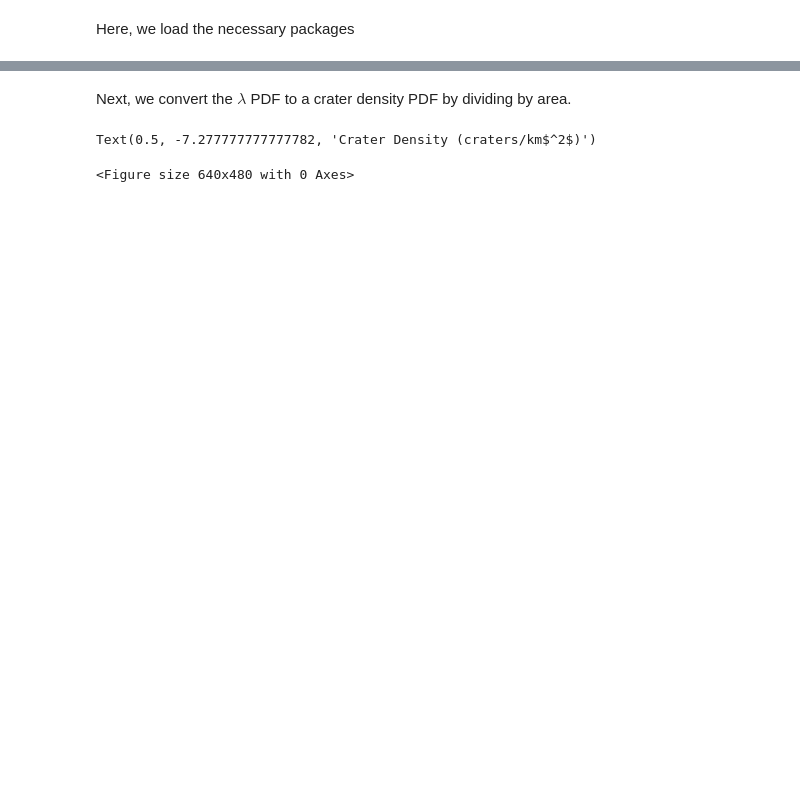
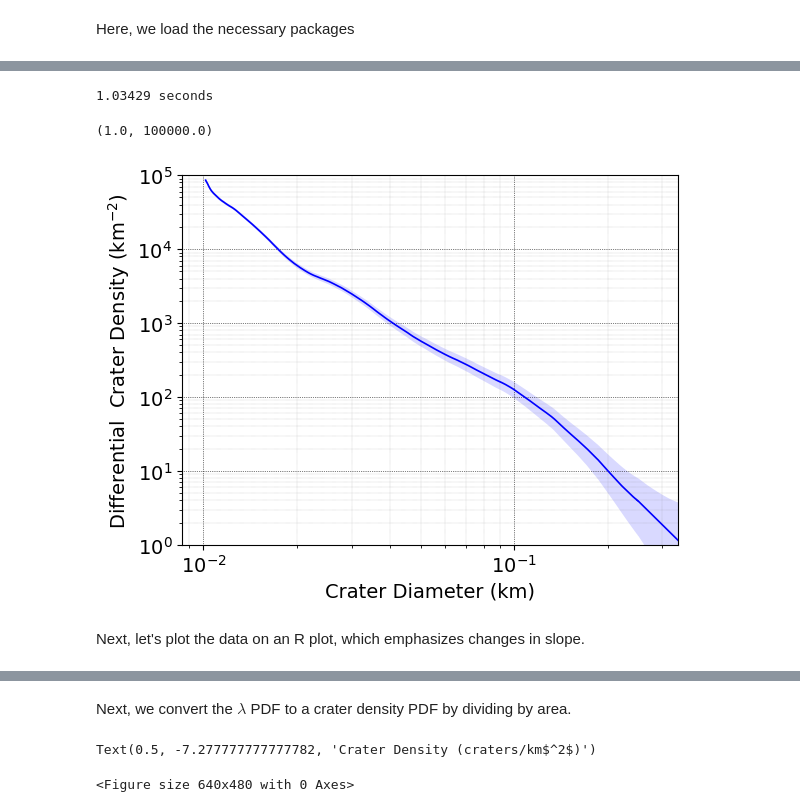
Before and after one commit to samwbell/cratersfd, a Jupyter notebook: examples/age_calculation_example.ipynb, the cells around one changed output, grey strips where cells are left out. Cells and saved outputs as stored; diff of their text form; code cells hidden in the pictures; blank space fills up the shorter version.

```diff
--- a/examples/age_calculation_example.ipynb
+++ b/examples/age_calculation_example.ipynb
@@ -191,0 +17,7 @@ First, we set the pf (production function) and cf_inv (inverse chronology functi
+# %%
+cfactor = np.cos(math.pi * (26 + 11 / 60) / 180) * 0.626608880720610
+rawd = pd.read_csv('../data/M146959973L.txt', delimiter='\t') * cfactor
+ds = np.array(sorted(rawd['D_wm'].tolist())) / 1000
+w = 4000 * cfactor / 1000
+h = 2215 * cfactor / 1000
+area = h * w
@@ -191,0 +28,14 @@ First, we set the pf (production function) and cf_inv (inverse chronology functi
+# %%
+X, Y = plot_sash(
+    ds, area, color='blue',
+    bin_width_exponent=neukum_bwe,
+    growth_rate=1.2, n_points=10000, n_shifts=200,
+    error_bin_width_exponent=per_decade(5)
+)
+plt.ylim([1E0, 1E5])
+# %% [output]
+1.03429 seconds
+(1.0, 100000.0)
+[figure, added]
+# %% [markdown]
+Next, let's plot the data on an R plot, which emphasizes changes in slope.
```
Also changed, not shown: parts of 71 cells of this notebook, 32 other files.
